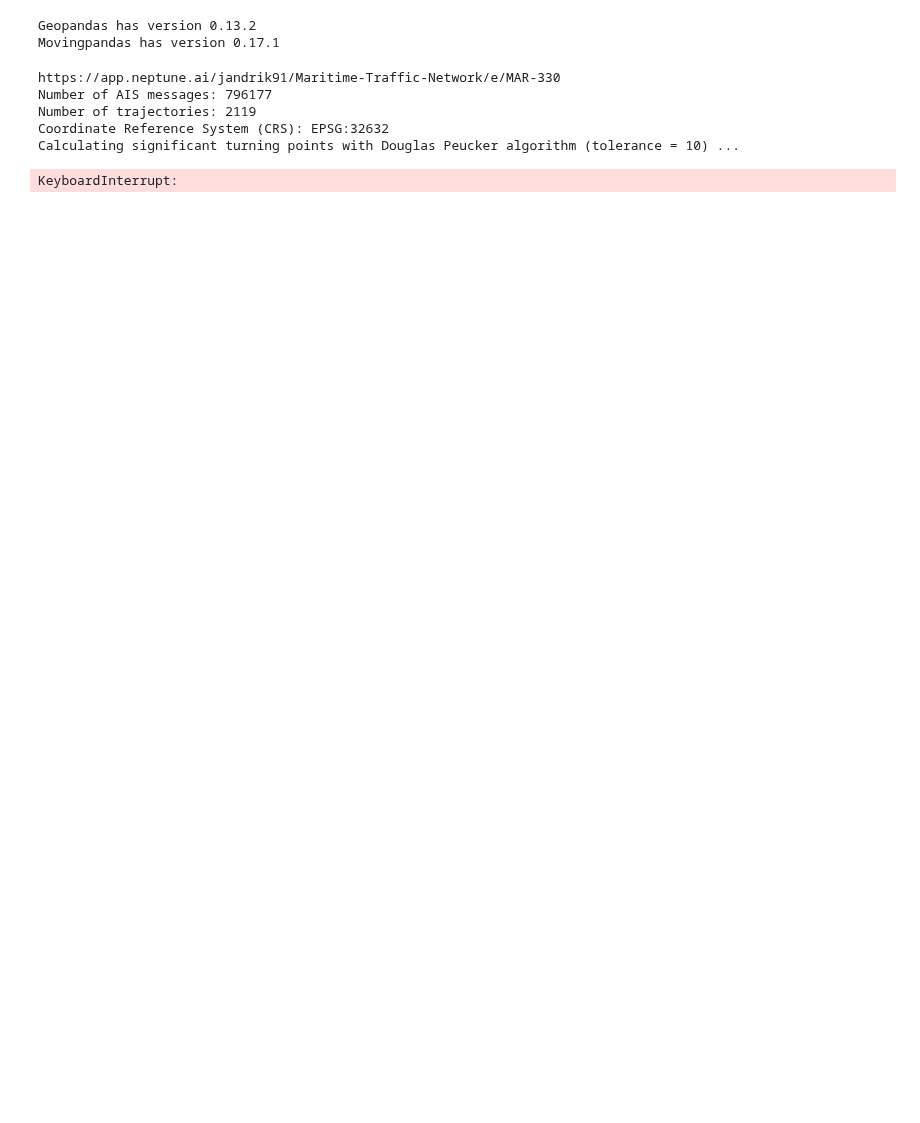
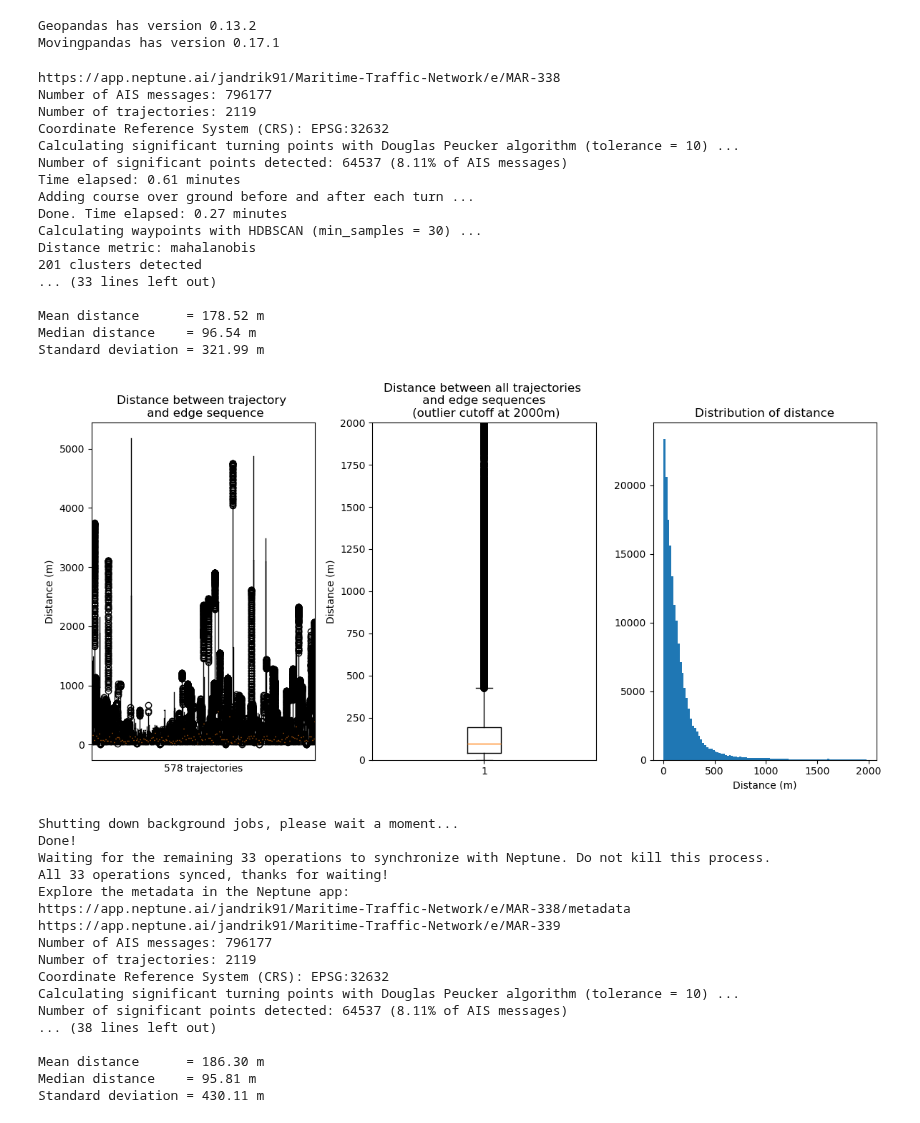
Before and after one commit to vhffm/maritime_route_prediction, a Jupyter notebook: notebooks/10_parameters_grid_search.ipynb, the cells around one changed output. Drawn from its saved outputs; the diff is of its cells as text; code cells hidden in the pictures; blank space fills up the shorter version.

```diff
--- a/notebooks/10_parameters_grid_search.ipynb
+++ b/notebooks/10_parameters_grid_search.ipynb
@@ -69,7 +69,7 @@ test_trajectories = all_test_trajectories.filter('mmsi', mmsis.tolist())
 #sp_gdf.to_crs(crs, inplace=True)  # Transformation
 # %%
 # make experiments
-vals_ms = [35, 30, 25, 20, 18, 16, 15, 14, 13, 12, 11, 10, 9, 8, 7, 6]
+vals_ms = [30, 25, 20, 18, 16, 15, 14, 13, 12, 11, 10, 9, 8, 7, 6]
 vals_DP = []
 vals_v34 = []
 vals_v5 = []
@@ -140,32 +140,61 @@ for i in range (0, len(vals_ms)):
     run["algorithm"]='V5.0'
     run["n_points"]=len(network.gdf)
     run["n_nodes"]=network.G_pruned.number_of_nodes()
     run["n_edges"]=network.G_pruned.number_of_edges()
     run["n_isolated"]=nx.number_of_isolates(network.G_pruned)
     run["merge_stops"] = merge_stops
     run["merge_stops_speed"] = merge_stops_speed
     run["pruning"] = pruning
 
     params = network.hyperparameters
     params['clustering_metric_V_coord'] = params['clustering_metric_V'][0][0]
     params['clustering_metric_V_cog'] = params['clustering_metric_V'][2][2]
     params['clustering_metric_V_speed'] = params['clustering_metric_V'][4][4]
     run["parameters"] = params
 
     run["test_data"] = {'eval_file':eval_file,
                         'selection_start':selection_start,
                         'selection_end':selection_end,
                         'selection_step':selection_step,
                         'n_trajectories':n_trajectories}
 
     run["plot"].upload(fig)
     run["summary"] = summary
 
     run.stop()
 # %% [output]
-https://app.neptune.ai/jandrik91/Maritime-Traffic-Network/e/MAR-330
+https://app.neptune.ai/jandrik91/Maritime-Traffic-Network/e/MAR-338
 Number of AIS messages: 796177
 Number of trajectories: 2119
 Coordinate Reference System (CRS): EPSG:32632
 Calculating significant turning points with Douglas Peucker algorithm (tolerance = 10) ...
+Number of significant points detected: 64537 (8.11% of AIS messages)
+Time elapsed: 0.61 minutes
+Adding course over ground before and after each turn ...
+Done. Time elapsed: 0.27 minutes
+Calculating waypoints with HDBSCAN (min_samples = 30) ...
+Distance metric: mahalanobis
+201 clusters detected
+... (33 lines left out)
+
+Mean distance      = 178.52 m
+Median distance    = 96.54 m
+Standard deviation = 321.99 m
+[figure, added]
-KeyboardInterrupt:
+Shutting down background jobs, please wait a moment...
+Done!
+Waiting for the remaining 33 operations to synchronize with Neptune. Do not kill this process.
+All 33 operations synced, thanks for waiting!
+Explore the metadata in the Neptune app:
+https://app.neptune.ai/jandrik91/Maritime-Traffic-Network/e/MAR-338/metadata
+https://app.neptune.ai/jandrik91/Maritime-Traffic-Network/e/MAR-339
+Number of AIS messages: 796177
+Number of trajectories: 2119
+Coordinate Reference System (CRS): EPSG:32632
+Calculating significant turning points with Douglas Peucker algorithm (tolerance = 10) ...
+Number of significant points detected: 64537 (8.11% of AIS messages)
+... (38 lines left out)
+
+Mean distance      = 186.30 m
+Median distance    = 95.81 m
+Standard deviation = 430.11 m
```
Also changed, not shown: parts of 1 cell of this notebook, 7 other files.
